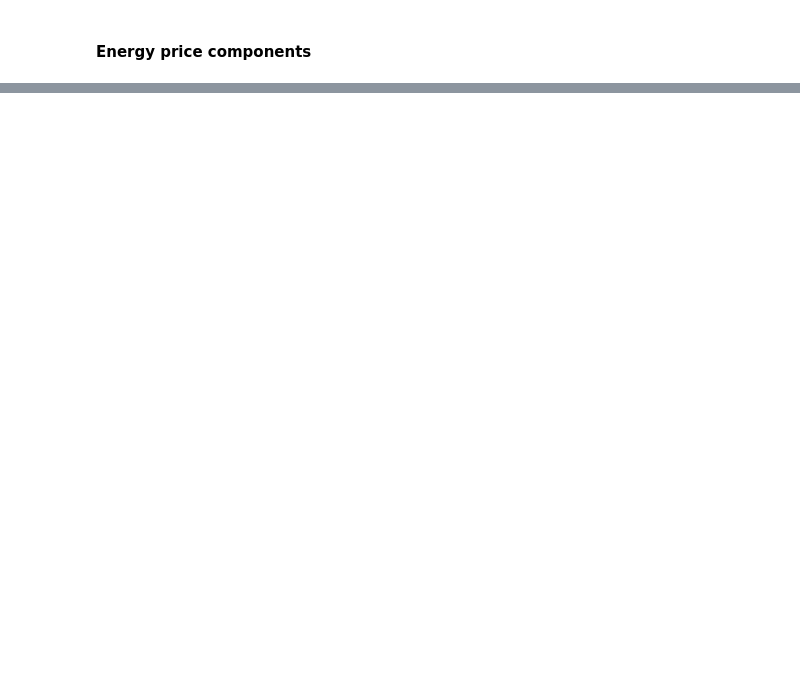
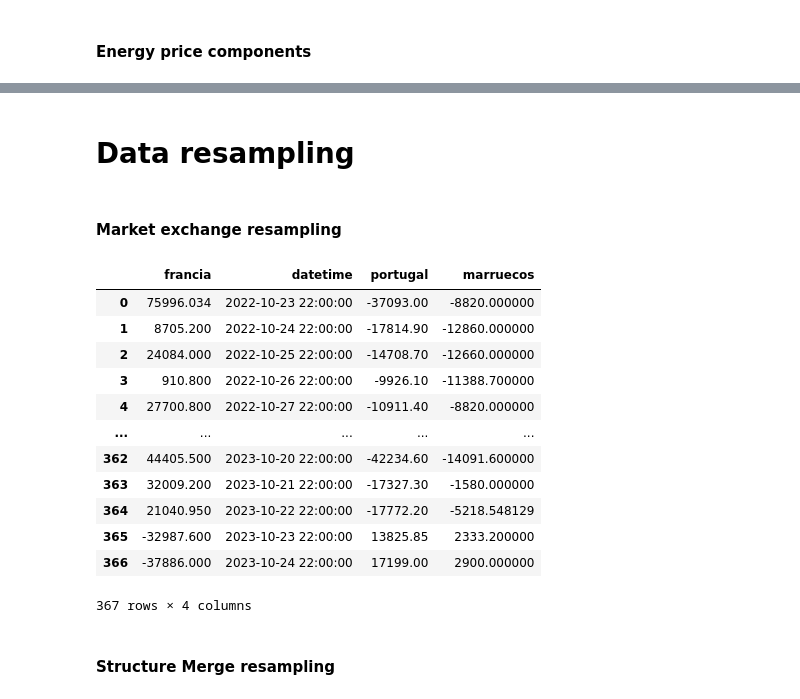
Before and after one commit to AlfonsoUrra/Energy-Market-Prediction-Model-with-PySpark-and-TensorFlow, a Jupyter notebook: Notebooks/eda/data_extraction.ipynb, the cells around one changed output, grey strips where cells are left out. Drawn from its saved outputs; the diff is of its cells as text; code cells hidden in the pictures; blank space fills up the shorter version.

```diff
--- a/Notebooks/eda/data_extraction.ipynb
+++ b/Notebooks/eda/data_extraction.ipynb
@@ -350,14 +401,21 @@ for i in range(len(data['included']) -1):
     # Concatenate the current month's data with the type's DataFrame
     dfs_exchange_by_country[type_name] = pd.concat([dfs_exchange_by_country[type_name], df_month], ignore_index=True)
 # %%
-# Create an empty DataFrame to store the consolidated data
-consolidates_df2 = pd.DataFrame(columns=['values', 'percentage', 'datetime',])
+# Crear un DataFrame vacío para almacenar los datos consolidados
+consolidated_df = pd.DataFrame(columns=['value', 'percentage', 'datetime'])
+
+# Fusionar los DataFrames en función de la columna 'datetime'
 for key, df in dfs_exchange_by_country.items():
-    # Renombra las columnas 'values' y 'datetime' para que tengan el nombre del tipo de generación
+    # Renombrar las columnas 'value' y 'datetime' con el nombre del key del diccionario
+    df = df.rename(columns={'value': key, 'datetime': 'datetime'})
 
-    # Fusiona el DataFrame actual con el consolidado en función de la columna 'datetime'
-    consolidates_df2 = pd.merge(consolidates_df2, df, on='datetime', how='outer')
+    # Fusionar el DataFrame actual con el consolidado en función de la columna 'datetime'
+    if consolidated_df.empty:
+        consolidated_df = df
+    else:
+        consolidated_df = pd.merge(consolidated_df, df, on='datetime', how='outer')
 
-
-# drop all the columns that contains 'percentage'
-df_exchange_merge = consolidates_df2.loc[:,~consolidates_df2.columns.str.contains('percentage')]
+# Quitar las columnas que contienen 'percentage'
+df_exchange_merge = consolidated_df.loc[:, ~consolidated_df.columns.str.contains('percentage')]
+# %%
+df_exchange_merge = process_dataframe(df_exchange_merge)
@@ -363,0 +433,9 @@ df_exchange_merge = consolidates_df2.loc[:,~consolidates_df2.columns.str.contain
+# %%
+# Columnas de interés para el imputador
+columns_to_impute = ["francia", "portugal", "marruecos"]
+
+# Crear un objeto SimpleImputer para rellenar con la estrategia de la media
+imp_mean = SimpleImputer(strategy='mean')
+
+# Rellenar las columnas de interés
+df_exchange_merge[columns_to_impute] = imp_mean.fit_transform(df_exchange_merge[columns_to_impute])
@@ -463,3 +575,23 @@ df_components_intradaily_merge = consolidated_df4.loc[:,~consolidated_df4.column
 # %%
 # Save the DataFrames to CSV
 df_components_intradaily_merge.to_csv('../../data/df_components_intradaily_merge.csv', index=False)
+# %% [markdown]
+# Data resampling
+# %% [markdown]
+#### Market exchange resampling
+# %%
+df_exchange_merge
+# %% [output]
+|  | francia | datetime | portugal | marruecos |
+| 0 | 75996.034 | 2022-10-23 22:00:00 | -37093.00 | -8820.000000 |
+| 1 | 8705.200 | 2022-10-24 22:00:00 | -17814.90 | -12860.000000 |
+| 2 | 24084.000 | 2022-10-25 22:00:00 | -14708.70 | -12660.000000 |
+| 3 | 910.800 | 2022-10-26 22:00:00 | -9926.10 | -11388.700000 |
+| 4 | 27700.800 | 2022-10-27 22:00:00 | -10911.40 | -8820.000000 |
+| ... | ... | ... | ... | ... |
+| 362 | 44405.500 | 2023-10-20 22:00:00 | -42234.60 | -14091.600000 |
+| 363 | 32009.200 | 2023-10-21 22:00:00 | -17327.30 | -1580.000000 |
+| 364 | 21040.950 | 2023-10-22 22:00:00 | -17772.20 | -5218.548129 |
+| 365 | -32987.600 | 2023-10-23 22:00:00 | 13825.85 | 2333.200000 |
+| 366 | -37886.000 | 2023-10-24 22:00:00 | 17199.00 | 2900.000000 |
+367 rows × 4 columns
@@ -465,0 +617,2 @@ df_components_intradaily_merge.to_csv('../../data/df_components_intradaily_merge
+# %% [markdown]
+#### Structure Merge resampling
```
Also changed, not shown: parts of 40 cells of this notebook, 3 other files.
